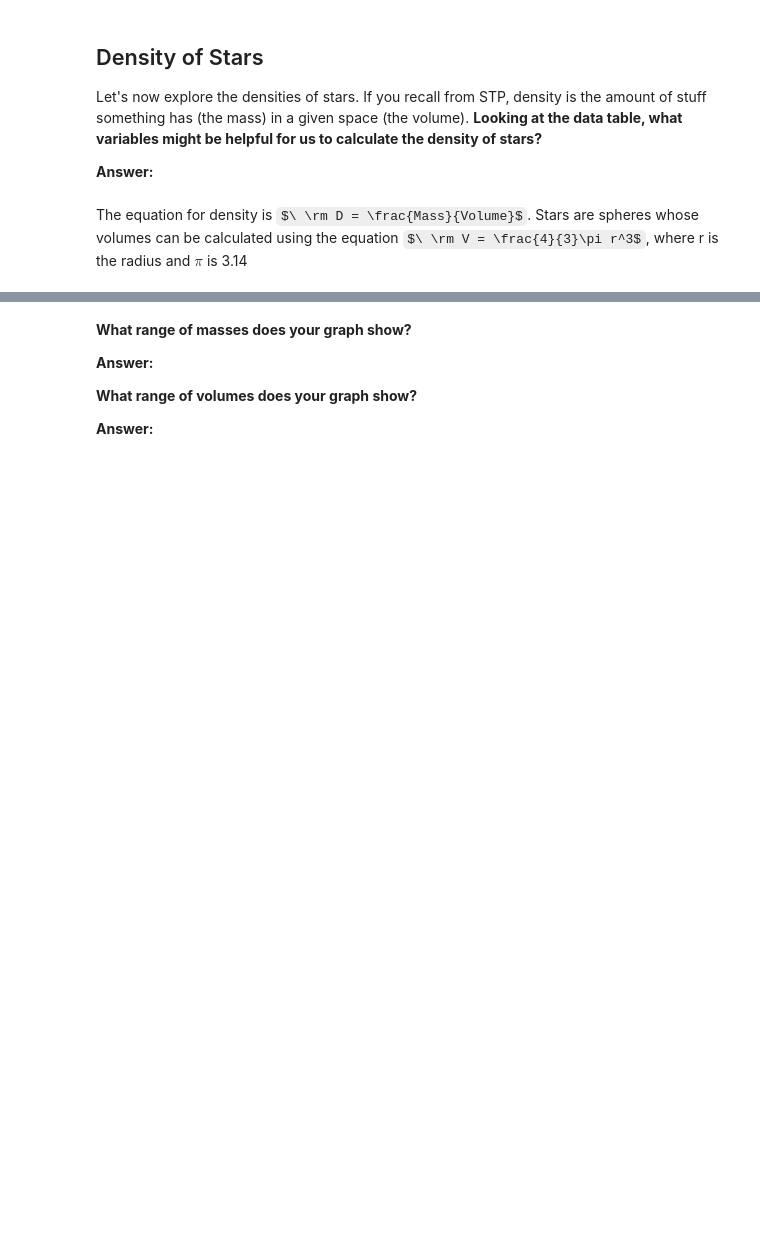
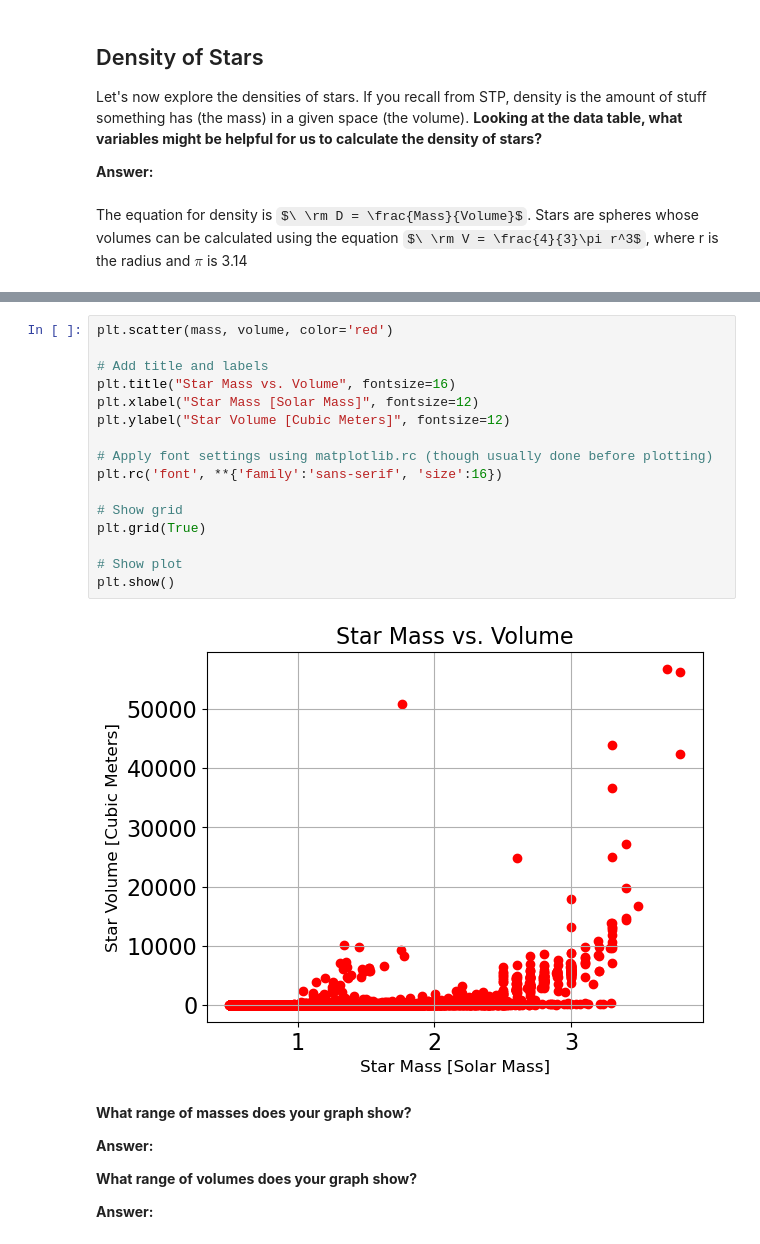
Before and after one commit to PrisonTeachingInitiative/CFR-2025, a Jupyter notebook: Astro/Blank/1 - Stars Pt2 .ipynb, the cells around one changed output, grey strips where cells are left out. Saved outputs shown, nothing was run; the diff lists cells and outputs as text; some formulas as TeX source; blank space fills up the shorter version.

```diff
--- a/Astro/Blank/1 - Stars Pt2 .ipynb
+++ b/Astro/Blank/1 - Stars Pt2 .ipynb
@@ -30,3 +110,21 @@ matplotlib.rc('font', **{'family':'sans-serif', 'size':16})
+# %%
+plt.scatter(mass, volume, color='red')
+
+# Add title and labels
+plt.title("Star Mass vs. Volume", fontsize=16)
+plt.xlabel("Star Mass [Solar Mass]", fontsize=12)
+plt.ylabel("Star Volume [Cubic Meters]", fontsize=12)
+
+# Apply font settings using matplotlib.rc (though usually done before plotting)
+plt.rc('font', **{'family':'sans-serif', 'size':16})
+
+# Show grid
+plt.grid(True)
+
+# Show plot
+plt.show()
+# %% [output]
+[figure, added]
 # %% [markdown]
 **What range of masses does your graph show?**
 
```
Also changed, not shown: parts of 7 cells of this notebook.
